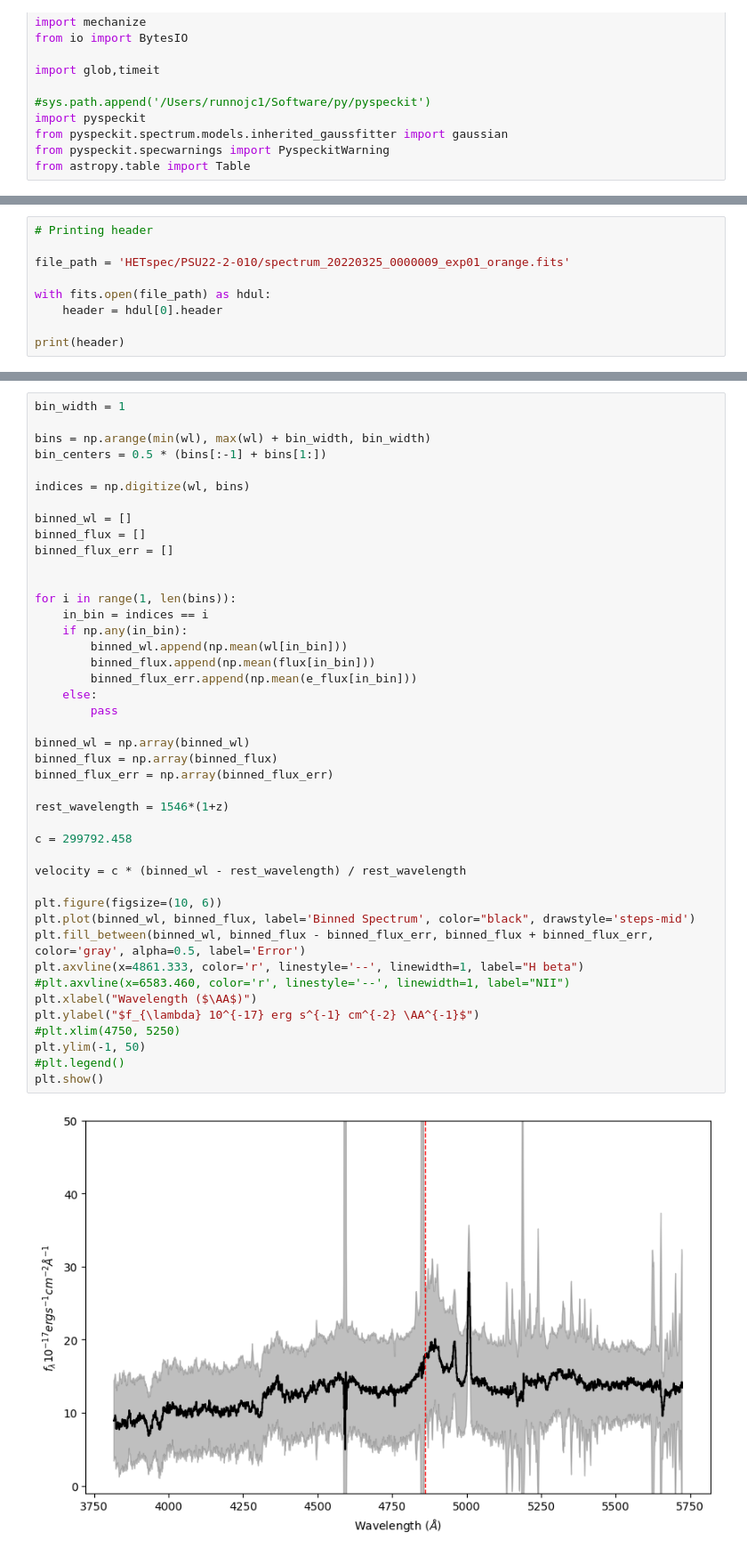
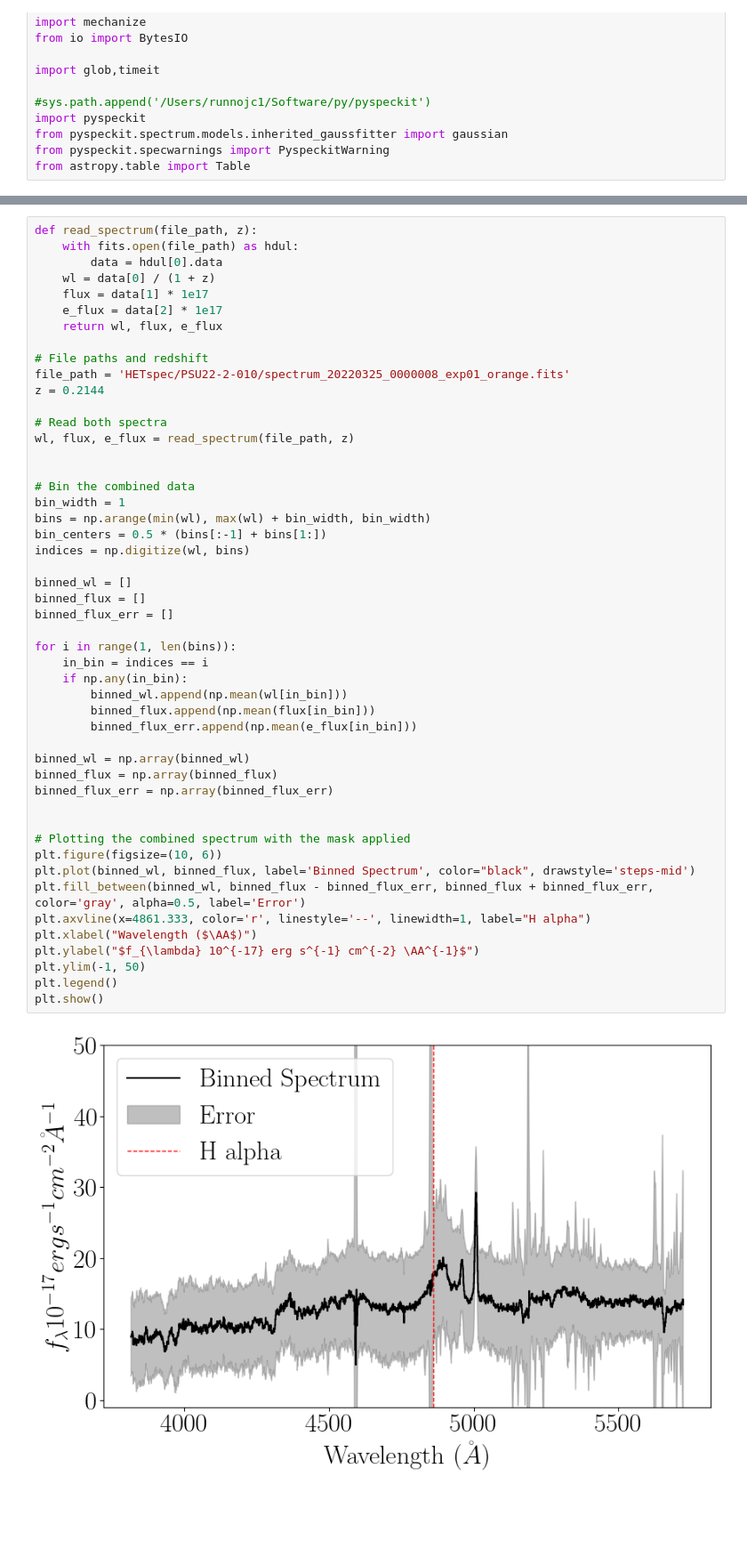
Before and after one commit to seratsaad/j0950, a Jupyter notebook: Hbeta.ipynb, the cells around one changed output, grey strips where cells are left out. Shown: that part at 89% size. Saved outputs shown, nothing was run; the diff lists cells and outputs as text; blank space fills up the shorter version.

```diff
--- a/Hbeta.ipynb
+++ b/Hbeta.ipynb
@@ -36,9 +33,0 @@ from astropy.table import Table
-# %%
-# Printing header
-
-file_path = 'HETspec/PSU22-2-010/spectrum_20220325_0000009_exp01_orange.fits'
-
-with fits.open(file_path) as hdul:
-    header = hdul[0].header
-
-print(header)
@@ -59,45 +566,51 @@ e_flux = data[2]*1e17
 # %%
+def read_spectrum(file_path, z):
+    with fits.open(file_path) as hdul:
+        data = hdul[0].data
+    wl = data[0] / (1 + z)
+    flux = data[1] * 1e17
+    e_flux = data[2] * 1e17
+    return wl, flux, e_flux
+
+# File paths and redshift
+file_path = 'HETspec/PSU22-2-010/spectrum_20220325_0000008_exp01_orange.fits'
+z = 0.2144
+
+# Read both spectra
+wl, flux, e_flux = read_spectrum(file_path, z)
+
+
+# Bin the combined data
 bin_width = 1
-
 bins = np.arange(min(wl), max(wl) + bin_width, bin_width)
 bin_centers = 0.5 * (bins[:-1] + bins[1:])
-
 indices = np.digitize(wl, bins)
 
 binned_wl = []
 binned_flux = []
 binned_flux_err = []
-
 
 for i in range(1, len(bins)):
     in_bin = indices == i
     if np.any(in_bin):
         binned_wl.append(np.mean(wl[in_bin]))
         binned_flux.append(np.mean(flux[in_bin]))
         binned_flux_err.append(np.mean(e_flux[in_bin]))
-    else:
-        pass
 
 binned_wl = np.array(binned_wl)
 binned_flux = np.array(binned_flux)
 binned_flux_err = np.array(binned_flux_err)
 
-rest_wavelength = 1546*(1+z)
 
-c = 299792.458
-
-velocity = c * (binned_wl - rest_wavelength) / rest_wavelength
-
+# Plotting the combined spectrum with the mask applied
 plt.figure(figsize=(10, 6))
 plt.plot(binned_wl, binned_flux, label='Binned Spectrum', color="black", drawstyle='steps-mid')
 plt.fill_between(binned_wl, binned_flux - binned_flux_err, binned_flux + binned_flux_err, color='gray', alpha=0.5, label='Error')
-plt.axvline(x=4861.333, color='r', linestyle='--', linewidth=1, label="H beta")
-#plt.axvline(x=6583.460, color='r', linestyle='--', linewidth=1, label="NII")
+plt.axvline(x=4861.333, color='r', linestyle='--', linewidth=1, label="H alpha")
 plt.xlabel("Wavelength ($\AA$)")
 plt.ylabel("$f_{\lambda} 10^{-17} erg s^{-1} cm^{-2} \AA^{-1}$")
-#plt.xlim(4750, 5250)
 plt.ylim(-1, 50)
-#plt.legend()
+plt.legend()
 plt.show()
 # %% [output]
-[figure, old version]
+[figure, new version]
```
Also changed, not shown: parts of 49 cells of this notebook, 3 other files.
